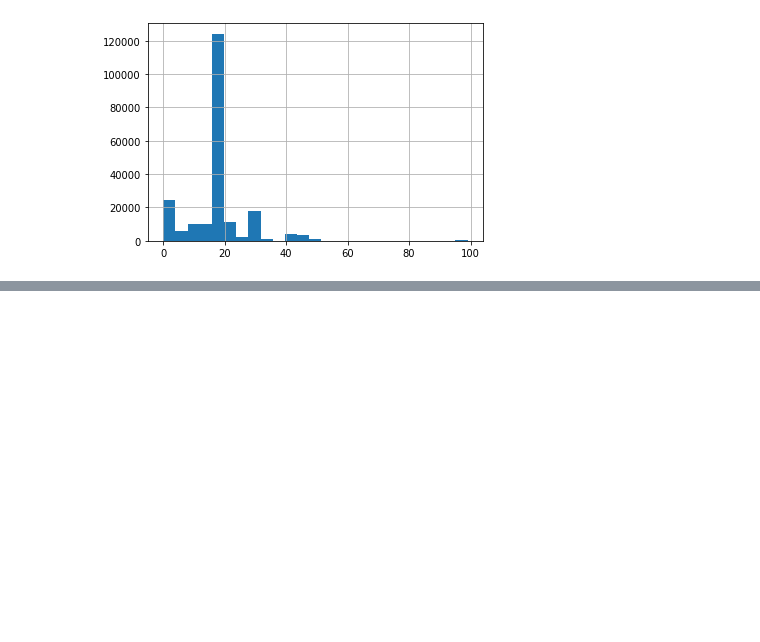
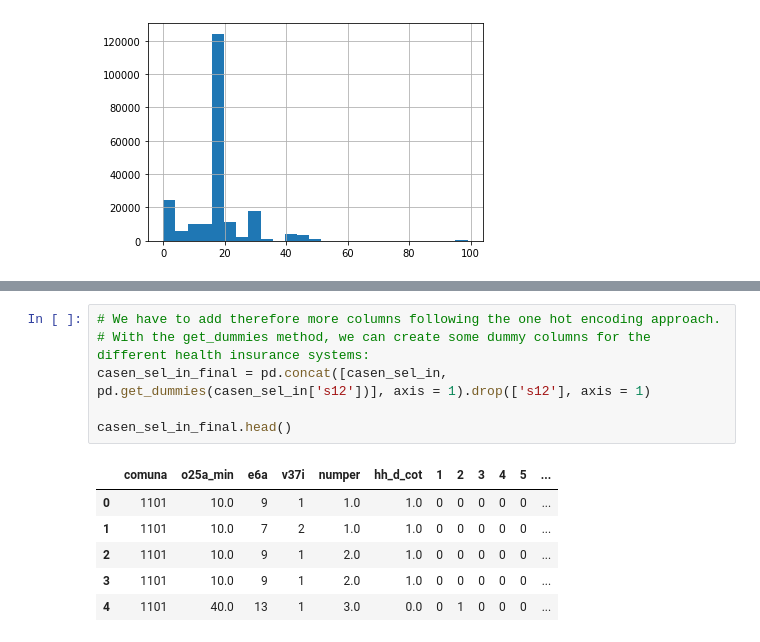
Before and after one commit to muellermax/Chile-Capstone, a Jupyter notebook: Chile Capstone.ipynb, the cells around one changed output, grey strips where cells are left out. Drawn from its saved outputs; the diff is of its cells as text; blank space fills up the shorter version.

```diff
--- a/Chile Capstone.ipynb
+++ b/Chile Capstone.ipynb
@@ -578,0 +587,13 @@ casen_sel_in['o25a_min'].hist(bins = 25)
+# %%
+# We have to add therefore more columns following the one hot encoding approach.
+# With the get_dummies method, we can create some dummy columns for the different health insurance systems:
+casen_sel_in_final = pd.concat([casen_sel_in, pd.get_dummies(casen_sel_in['s12'])], axis = 1).drop(['s12'], axis = 1)
+
+casen_sel_in_final.head()
+# %% [output]
+|  | comuna | o25a_min | e6a | v37i | numper | hh_d_cot | 1 | 2 | 3 | 4 | 5 | ... |
+| 0 | 1101 | 10.0 | 9 | 1 | 1.0 | 1.0 | 0 | 0 | 0 | 0 | 0 | ... |
+| 1 | 1101 | 10.0 | 7 | 2 | 1.0 | 1.0 | 0 | 0 | 0 | 0 | 0 | ... |
+| 2 | 1101 | 10.0 | 9 | 1 | 2.0 | 1.0 | 0 | 0 | 0 | 0 | 0 | ... |
+| 3 | 1101 | 10.0 | 9 | 1 | 2.0 | 1.0 | 0 | 0 | 0 | 0 | 0 | ... |
+| 4 | 1101 | 40.0 | 13 | 1 | 3.0 | 0.0 | 0 | 1 | 0 | 0 | 0 | ... |
```
Also changed, not shown: parts of 5 cells of this notebook.
